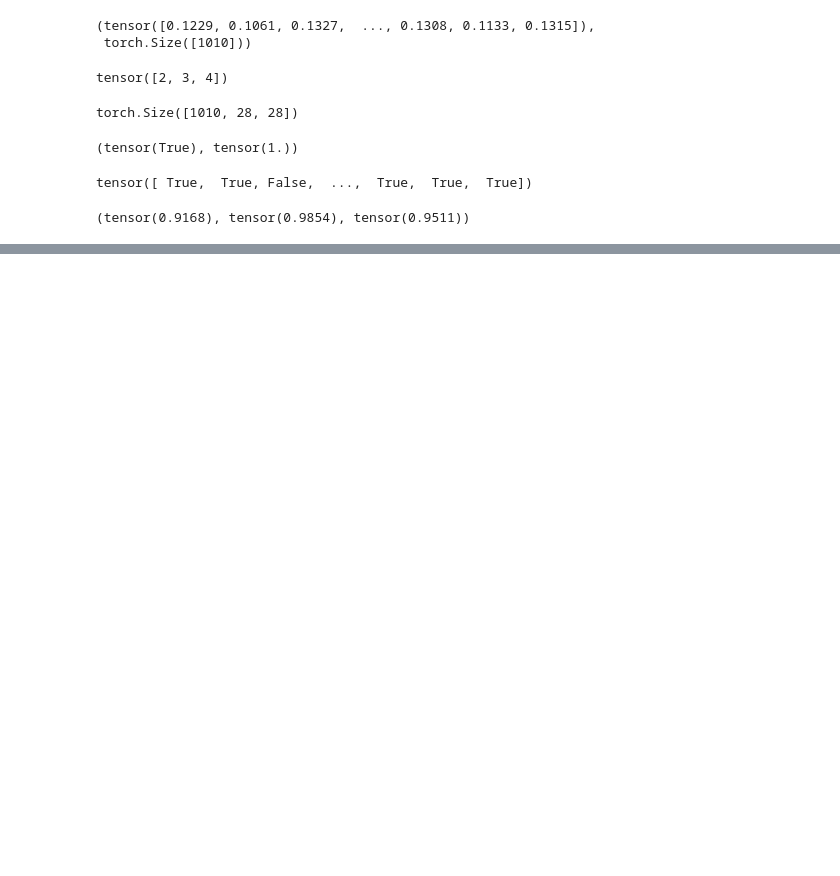
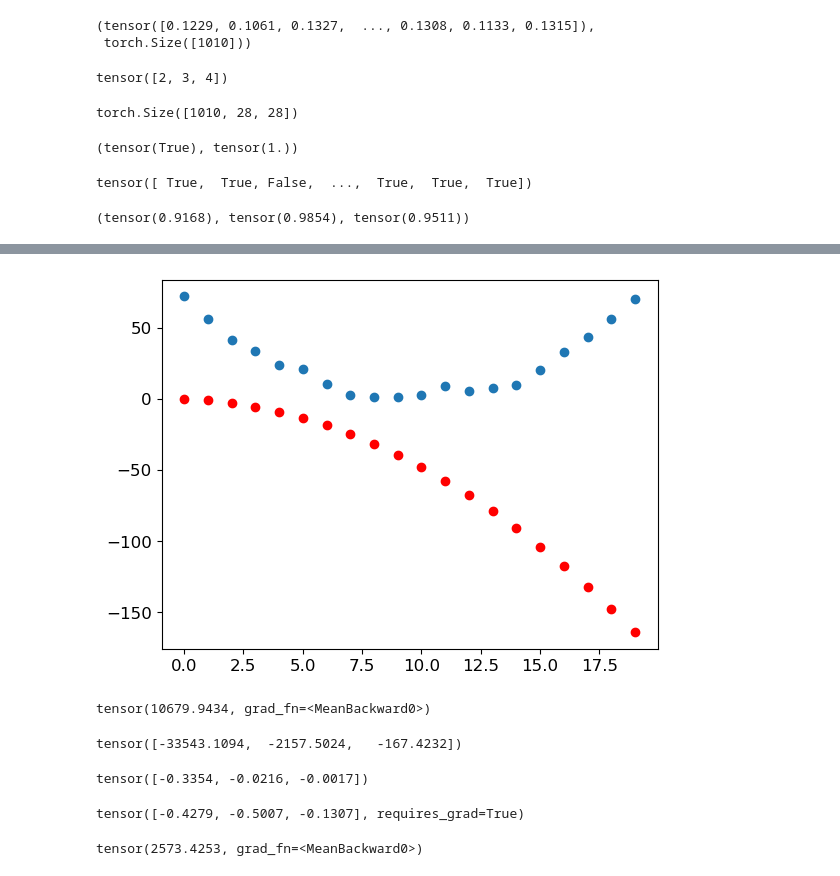
Before and after one commit to mattheweallen/fluffy-bassoon, a Jupyter notebook: PraticalDeepLearningForCoders2022/Lesson3/Lesson3.ipynb, the cells around one changed output, grey strips where cells are left out. Drawn from its saved outputs; the diff is of its cells as text; code cells hidden in the pictures; blank space fills up the shorter version.

```diff
--- a/PraticalDeepLearningForCoders2022/Lesson3/Lesson3.ipynb
+++ b/PraticalDeepLearningForCoders2022/Lesson3/Lesson3.ipynb
@@ -228,0 +293,4 @@ accuracy_3s, accuracy_7s, (accuracy_3s + accuracy_7s)/2
+# %%
+def f(t, params):
+    a,b,c = params
+    return a*(t**2) + (b*t) + c
@@ -228,0 +300,3 @@ accuracy_3s, accuracy_7s, (accuracy_3s + accuracy_7s)/2
+# %%
+#step 1 initialize parameters
+params = torch.randn(3).requires_grad_()
@@ -228,0 +305,35 @@ accuracy_3s, accuracy_7s, (accuracy_3s + accuracy_7s)/2
+# %%
+#step 2 calculate the predictions
+preds = f(time, params)
+# %%
+#define function to show how close predictions are to the targets
+def show_preds(preds, ax=None):
+    if ax is None: ax=plt.subplots()[1]
+    ax.scatter(time, speed)
+    ax.scatter(time, to_np(preds), color='red')
+    #
+    #ax.set_ylim(-300,100)
+# %%
+show_preds(preds)
+# %% [output]
+[figure, added]
+# %%
+#step 3 calculate the loss
+loss = mse(preds, speed)
+loss
+# %% [output]
+tensor(10679.9434, grad_fn=<MeanBackward0>)
+# %%
+#step 4 calculate the gradients i.e. calculate an approximation of how the parameters need to change
+loss.backward()
+params.grad
+# %% [output]
+tensor([-33543.1094,  -2157.5024,   -167.4232])
+# %%
+params.grad * 1e-5
+# %% [output]
+tensor([-0.3354, -0.0216, -0.0017])
+# %%
+params
+# %% [output]
+tensor([-0.4279, -0.5007, -0.1307], requires_grad=True)
@@ -228,0 +345,6 @@ accuracy_3s, accuracy_7s, (accuracy_3s + accuracy_7s)/2
+# %%
+#check if the loss has improved
+preds = f(time,params)
+mse(preds, speed)
+# %% [output]
+tensor(2573.4253, grad_fn=<MeanBackward0>)
```
Also changed, not shown: parts of 43 cells of this notebook.
